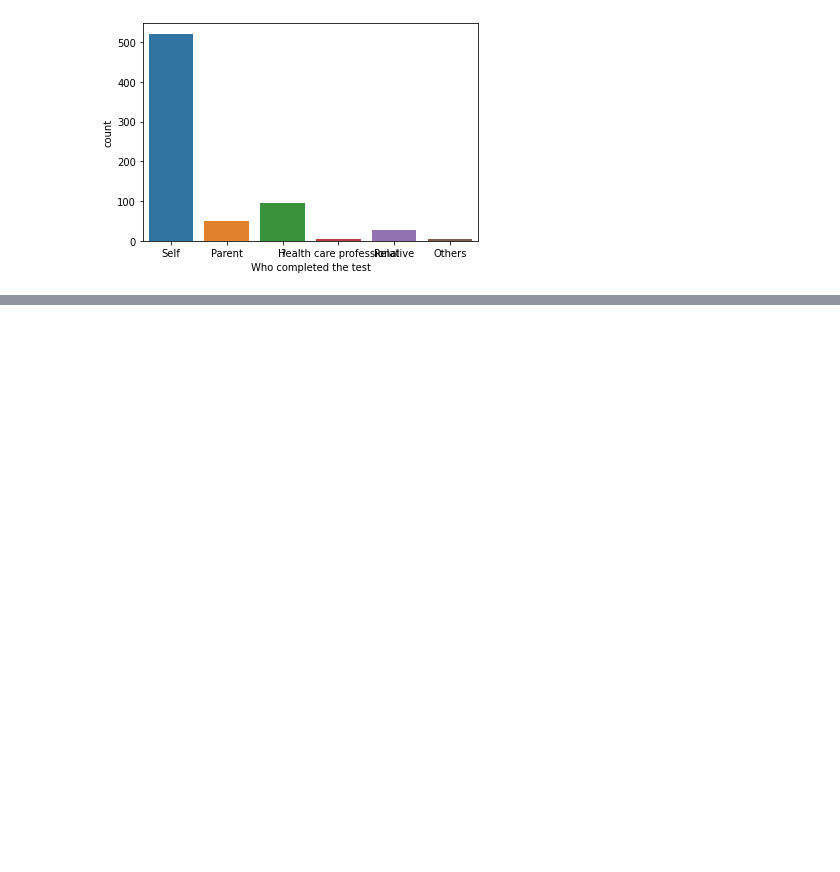
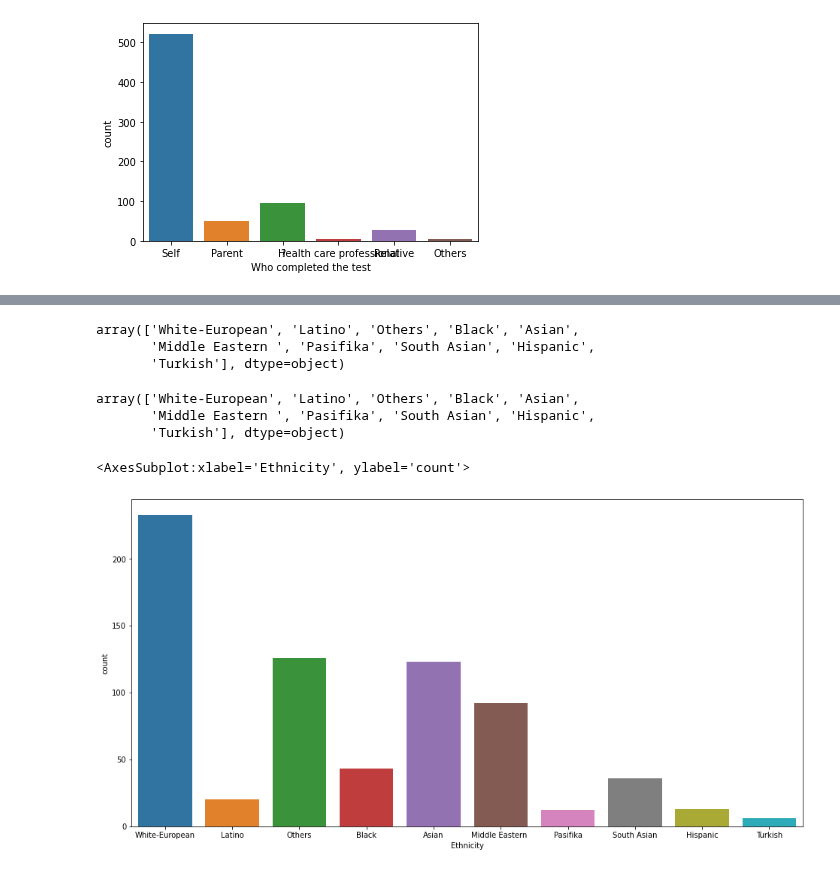
Before and after one commit to Payelban2022/A-study-on-autism, a Jupyter notebook: ASD study on Adults.ipynb, the cells around one changed output, grey strips where cells are left out. Drawn from its saved outputs; the diff is of its cells as text; code cells hidden in the pictures; blank space fills up the shorter version.

Commit message:
Work on adults

```diff
--- a/ASD study on Adults.ipynb
+++ b/ASD study on Adults.ipynb
@@ -373,0 +374,22 @@ adult_df
+# %%
+adult_df['Ethnicity'].unique()
+# %% [output]
+array(['White-European', 'Latino', 'Others', 'Black', 'Asian',
+       'Middle Eastern ', 'Pasifika', 'South Asian', 'Hispanic',
+       'Turkish'], dtype=object)
+# %%
+adult_df['Ethnicity'] = adult_df['Ethnicity'].replace('?', 'Others')
+# %%
+adult_df['Ethnicity'] = adult_df['Ethnicity'].replace('others', 'Others')
+# %%
+adult_df['Ethnicity'].unique()
+# %% [output]
+array(['White-European', 'Latino', 'Others', 'Black', 'Asian',
+       'Middle Eastern ', 'Pasifika', 'South Asian', 'Hispanic',
+       'Turkish'], dtype=object)
+# %%
+plt.figure(figsize = (16,8))
+sns.countplot(x = 'Ethnicity', data = adult_df)
+# %% [output]
+<AxesSubplot:xlabel='Ethnicity', ylabel='count'>
+[figure, added]
```
Also changed, not shown: parts of 3 cells of this notebook.
